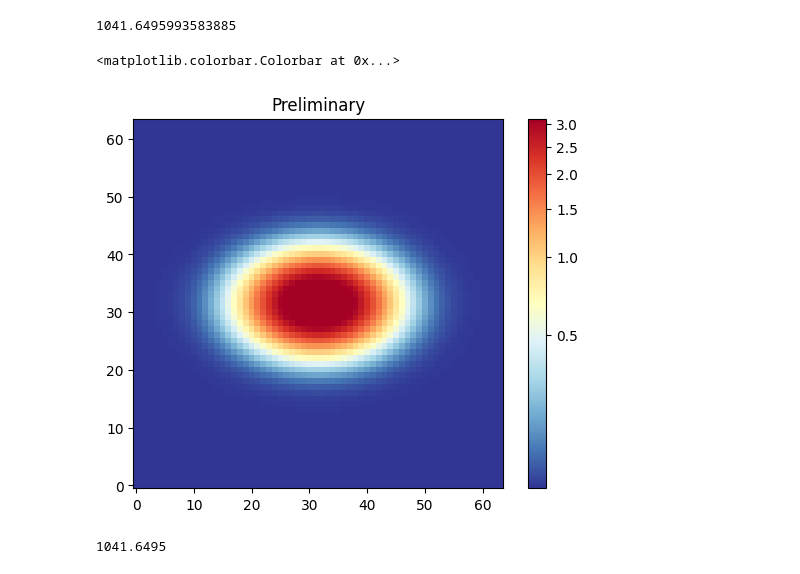
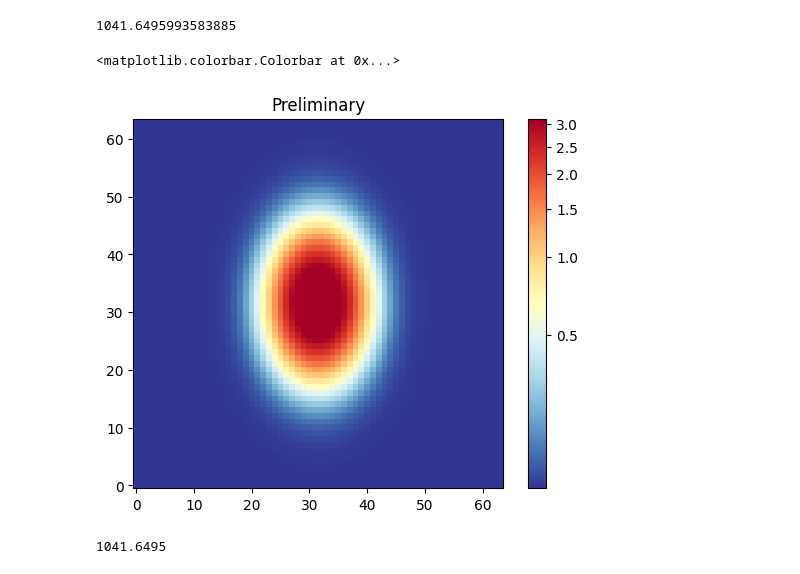
Before and after one commit to CMacM/BATSim, a Jupyter notebook: notebooks/validation/constant_shear_unittest_galsim.ipynb, the cells around one changed output. Cells and saved outputs as stored; diff of their text form; code cells hidden in the pictures.

```diff
--- a/notebooks/validation/constant_shear_unittest_galsim.ipynb
+++ b/notebooks/validation/constant_shear_unittest_galsim.ipynb
@@ -17,35 +17,35 @@ from batsim.transforms import LensTransform
 flux = 40
 scale = 0.2
 nn = 64
 hlr = 1.4
 
 # create galaxy to be sampled by shear stamp objects
 sersic_gal = galsim.Sersic(n=0.5, half_light_radius=hlr, flux=flux, trunc=0)
 
-gamma1 = 0.2
+gamma1 = -0.2
 gamma2 = 0.0
 kappa= 0.0
 
 g1 = gamma1/(1-kappa)
 g2 = gamma2/(1-kappa)
 mu = 1/((1-kappa)**2 - gamma1**2 - gamma2**2)
 
 # # apply lensing shear to galaxy
 stamp = Stamp(nn=nn, scale=scale, centering='galsim')
 lens = LensTransform(gamma1=g1, gamma2=g2, kappa=kappa, center=[-0.5*scale, -0.5*scale])
 stamp.transform_grids(lens)
 
 # get galaxy array from stamp object
 gal_array = stamp.sample_galaxy(sersic_gal)
 print(np.sum(gal_array))
 batplot.make_plot_image(gal_array)
 #plt.contour(gal_array)
 plt.title('Preliminary')
 plt.colorbar()
 # %% [output]
 1041.6495993583885
 <matplotlib.colorbar.Colorbar at 0x...>
-[figure, old version]
+[figure, new version]
 # %%
 gal_compare = sersic_gal.lens(g1=g1, g2=g2, mu = mu).drawImage(nx=64, ny=64, scale=scale, method='sb')
 gal_compare = gal_compare.array
```
Also changed, not shown: 5 other files.
